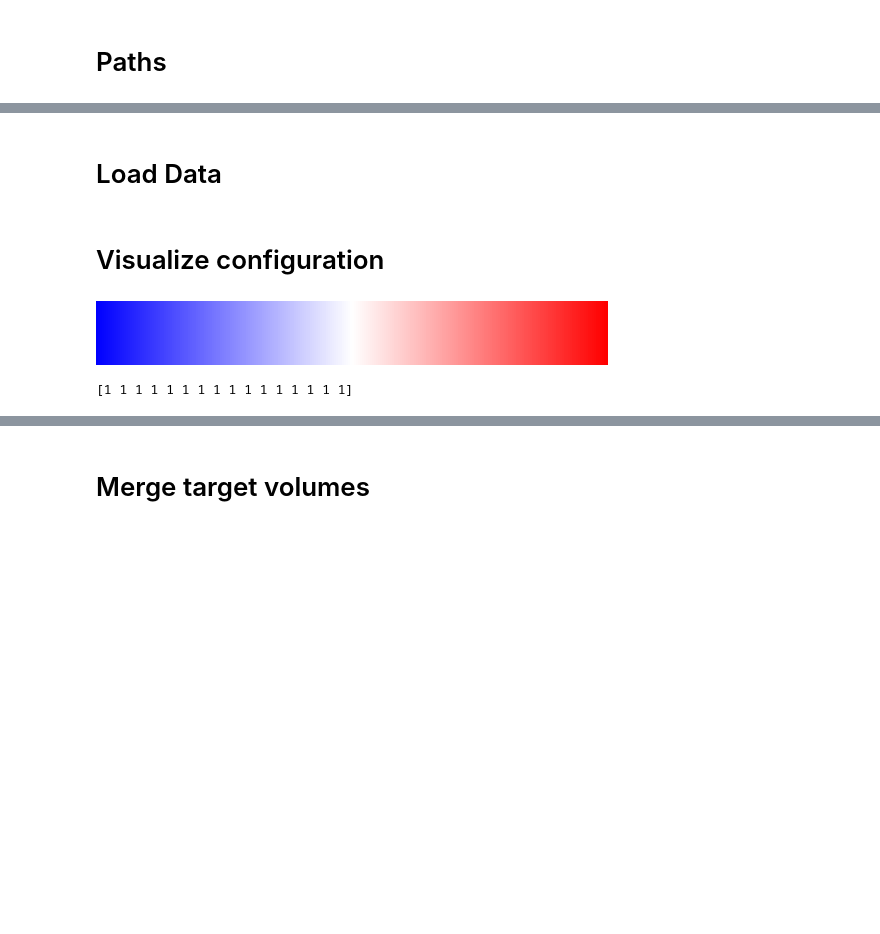
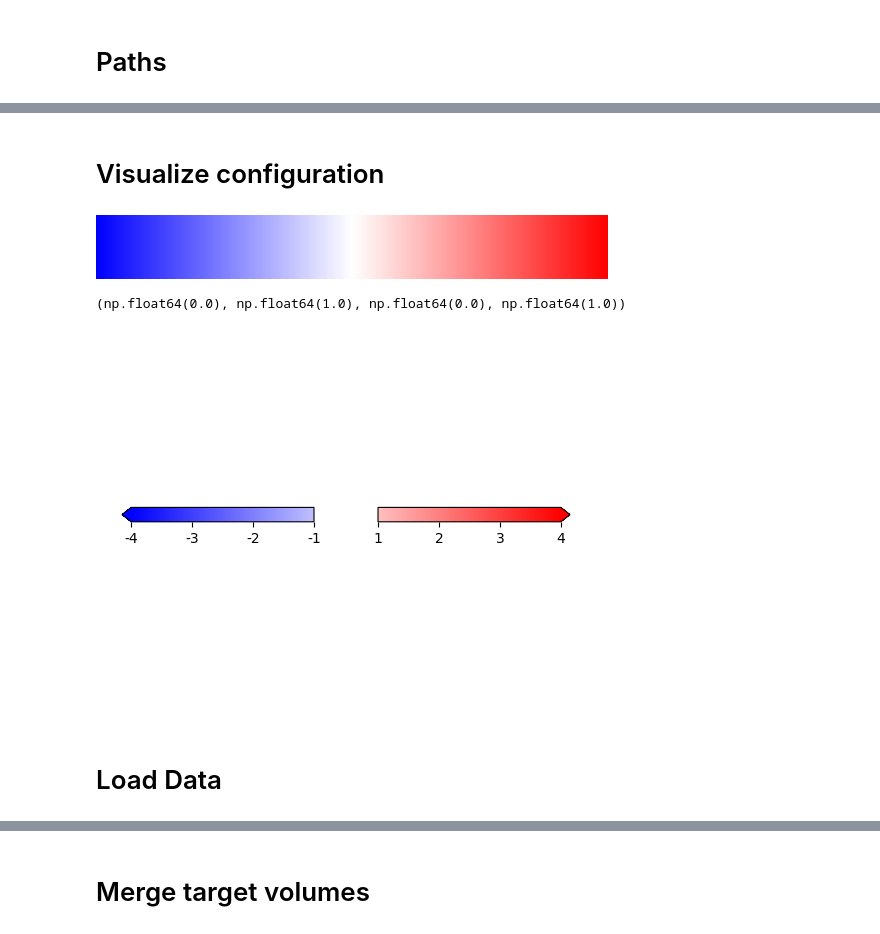
Before and after one commit to psb629/CommonLab, a Jupyter notebook: GP/scripts/vedo.ipynb, the cells around one changed output, grey strips where cells are left out. Drawn from its saved outputs; the diff is of its cells as text; code cells hidden in the pictures; blank space fills up the shorter version.

Commit message:
plotted a vedo image for fig.3 of GP

```diff
--- a/GP/scripts/vedo.ipynb
+++ b/GP/scripts/vedo.ipynb
@@ -129,3 +136,63 @@ stat-map shape: (77, 92, 77)
+# %% [markdown]
+# Visualize configuration
+# %%
+cmap = cm.bwr
+cmap
+# %% [output]
+[figure, added]
+# %%
+fig, ax = plt.subplots()
+
+## 최대 최소 설정
+vmax = 4.
+vmin = -4.
+thresh = 1
+norm = colors.Normalize(vmin=vmin, vmax=vmax)
+
+################
+## upper cmap ##
+################
+
+### 컬러바 생성
+array_cmap = cmap(range(cmap.N))[int(norm(thresh)*256):]
+cmap_new = colors.ListedColormap(array_cmap)
+colormapping = cm.ScalarMappable(
+    norm=colors.Normalize(vmin=thresh, vmax=vmax),
+    cmap=cmap_new
+)
+### 컬러바 삽입
+# cax = fig.add_axes([0.05, .15, .015, .7])
+cax = fig.add_axes([0.55, 0.5, .3, 0.03])
+cbar = fig.colorbar(
+    colormapping, extend='max',
+    orientation='horizontal',
+    format='%.0f',
+    cax=cax)
+
+################
+## lower cmap ##
+################
+
+### 컬러바 생성
+array_cmap = cmap(range(cmap.N))[:int(norm(-thresh)*256)]
+cmap_new = colors.ListedColormap(array_cmap)
+colormapping = cm.ScalarMappable(
+    norm=colors.Normalize(vmin=vmin, vmax=-thresh),
+    cmap=cmap_new
+)
+### 컬러바 삽입
+# cax = fig.add_axes([0.0, 0.15, .03, 0.3])
+cax = fig.add_axes([0.15, 0.5, .3, 0.03])
+cbar = fig.colorbar(
+    colormapping, extend='min',
+    orientation='horizontal',
+    format='%.0f',
+    cax=cax
+)
+ax.axis('off')
+# %% [output]
+(np.float64(0.0), np.float64(1.0), np.float64(0.0), np.float64(1.0))
+[figure, added]
 # %% [markdown]
 # Load Data
 # %%
@@ -143,16 +204,0 @@ t_stats = stat.get_fdata()
-# %% [markdown]
-# Visualize configuration
-# %%
-# Color map
-color_len = 16
-
-jet = colormaps.get_cmap('bwr')
-jet_colors = jet(np.linspace(0, 1, color_len))[:,:-1]
-jet
-# %% [output]
-[figure, removed]
-# %%
-alphas = np.repeat(1, color_len) # np.arange(1, 1, 0.1) # color Alpha
-print(alphas)
-# %% [output]
-[1 1 1 1 1 1 1 1 1 1 1 1 1 1 1 1]
```
Also changed, not shown: parts of 13 cells of this notebook.
